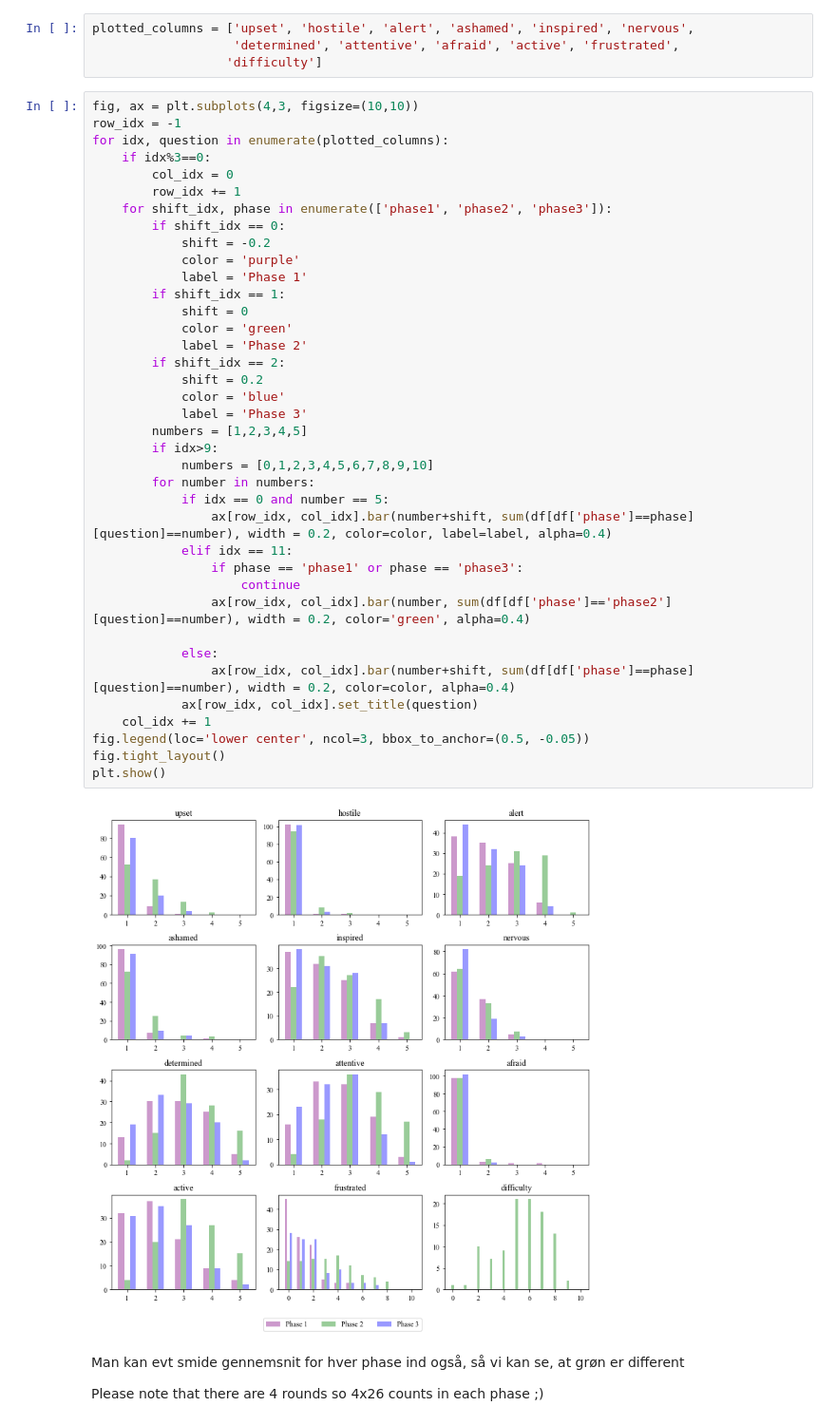
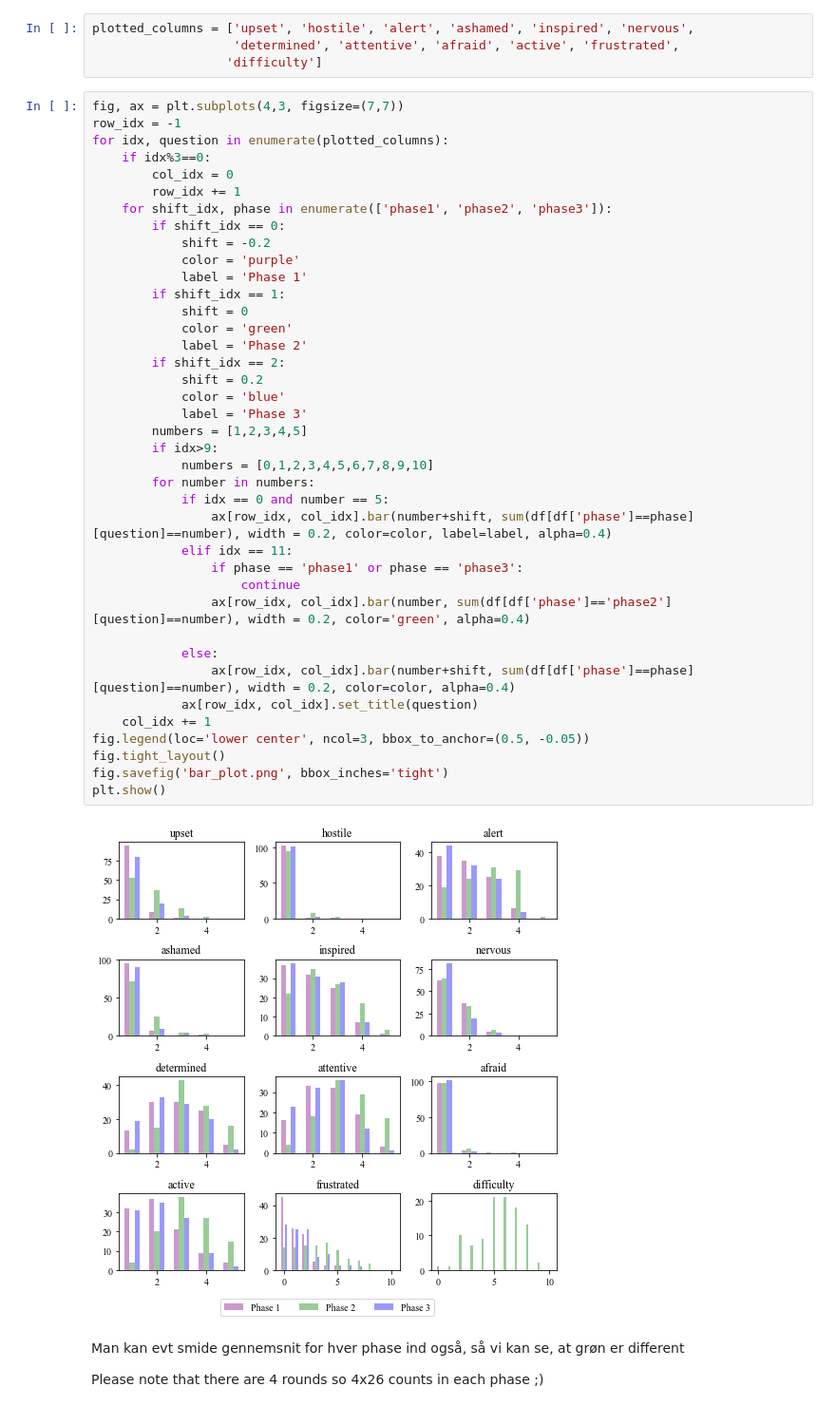
Before and after one commit to Ne0-1/02582_computational_data_analysis, a Jupyter notebook: case2/notebooks/questionnaire_analysis.ipynb, the cells around one changed output. Shown at 95% size. Saved outputs shown, nothing was run; the diff lists cells and outputs as text.

```diff
--- a/case2/notebooks/questionnaire_analysis.ipynb
+++ b/case2/notebooks/questionnaire_analysis.ipynb
@@ -75,7 +75,7 @@ plotted_columns = ['upset', 'hostile', 'alert', 'ashamed', 'inspired', 'nervous'
                    'determined', 'attentive', 'afraid', 'active', 'frustrated',
                   'difficulty']
 # %%
-fig, ax = plt.subplots(4,3, figsize=(10,10))
+fig, ax = plt.subplots(4,3, figsize=(7,7))
 row_idx = -1
 for idx, question in enumerate(plotted_columns):
     if idx%3==0:
@@ -86,34 +86,35 @@ for idx, question in enumerate(plotted_columns):
             shift = -0.2
             color = 'purple'
             label = 'Phase 1'
         if shift_idx == 1:
             shift = 0
             color = 'green'
             label = 'Phase 2'
         if shift_idx == 2:
             shift = 0.2
             color = 'blue'
             label = 'Phase 3'
         numbers = [1,2,3,4,5]
         if idx>9:
             numbers = [0,1,2,3,4,5,6,7,8,9,10]
         for number in numbers:
             if idx == 0 and number == 5:
                 ax[row_idx, col_idx].bar(number+shift, sum(df[df['phase']==phase][question]==number), width = 0.2, color=color, label=label, alpha=0.4)
             elif idx == 11:
                 if phase == 'phase1' or phase == 'phase3':
                     continue
                 ax[row_idx, col_idx].bar(number, sum(df[df['phase']=='phase2'][question]==number), width = 0.2, color='green', alpha=0.4)
 
             else:
                 ax[row_idx, col_idx].bar(number+shift, sum(df[df['phase']==phase][question]==number), width = 0.2, color=color, alpha=0.4)
             ax[row_idx, col_idx].set_title(question)
     col_idx += 1
 fig.legend(loc='lower center', ncol=3, bbox_to_anchor=(0.5, -0.05))
 fig.tight_layout()
+fig.savefig('bar_plot.png', bbox_inches='tight')
 plt.show()
 # %% [output]
-[figure, old version]
+[figure, new version]
 # %% [markdown]
 Man kan evt smide gennemsnit for hver phase ind også, så vi kan se, at grøn er different
 
```
Also changed, not shown: parts of 23 cells of this notebook.
